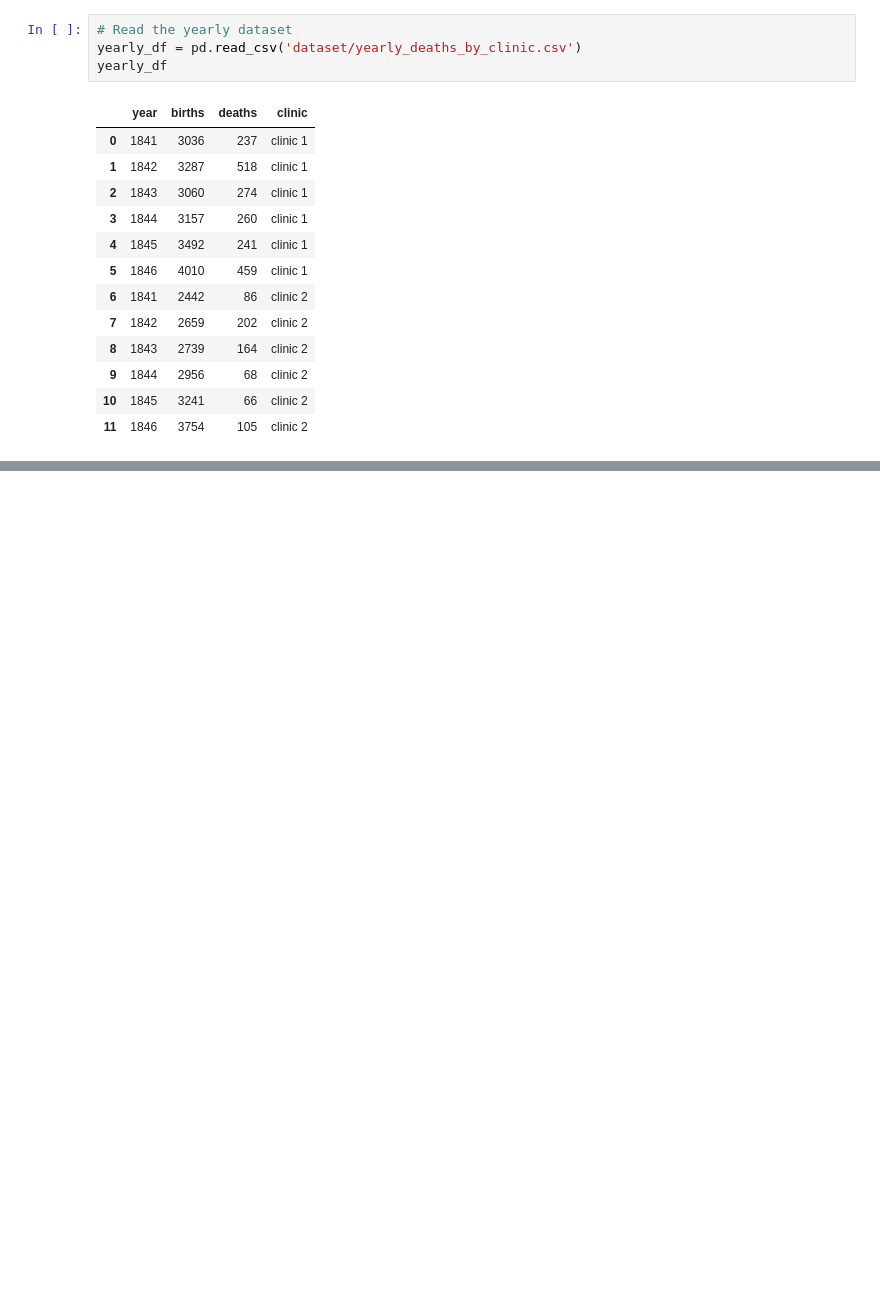
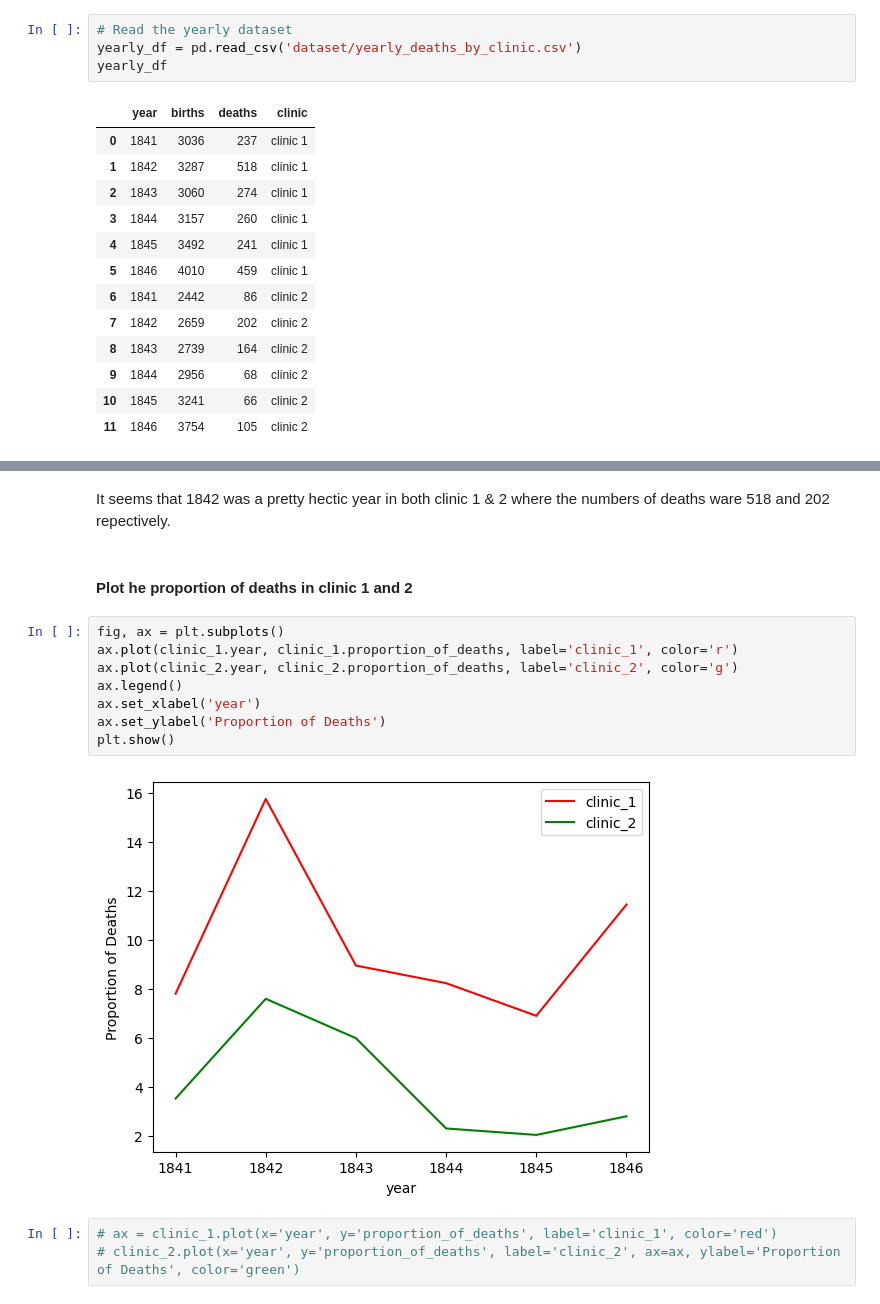
Before and after one commit to ZobaerIslam/handwashing-effect, a Jupyter notebook: handwashingEffect.ipynb, the cells around one changed output, grey strips where cells are left out. Saved outputs shown, nothing was run; the diff lists cells and outputs as text; blank space fills up the shorter version.

```diff
--- a/handwashingEffect.ipynb
+++ b/handwashingEffect.ipynb
@@ -21,0 +141,17 @@ yearly_df
+# %% [markdown]
+It seems that 1842 was a pretty hectic year in both clinic 1 & 2 where the numbers of deaths ware 518 and 202 repectively.
+# %% [markdown]
+#### Plot he proportion of deaths in clinic 1 and 2
+# %%
+fig, ax = plt.subplots()
+ax.plot(clinic_1.year, clinic_1.proportion_of_deaths, label='clinic_1', color='r')
+ax.plot(clinic_2.year, clinic_2.proportion_of_deaths, label='clinic_2', color='g')
+ax.legend()
+ax.set_xlabel('year')
+ax.set_ylabel('Proportion of Deaths')
+plt.show()
+# %% [output]
+[figure, added]
+# %%
+# ax = clinic_1.plot(x='year', y='proportion_of_deaths', label='clinic_1', color='red')
+# clinic_2.plot(x='year', y='proportion_of_deaths', label='clinic_2', ax=ax, ylabel='Proportion of Deaths', color='green')
```
Also changed, not shown: parts of 38 cells of this notebook.
